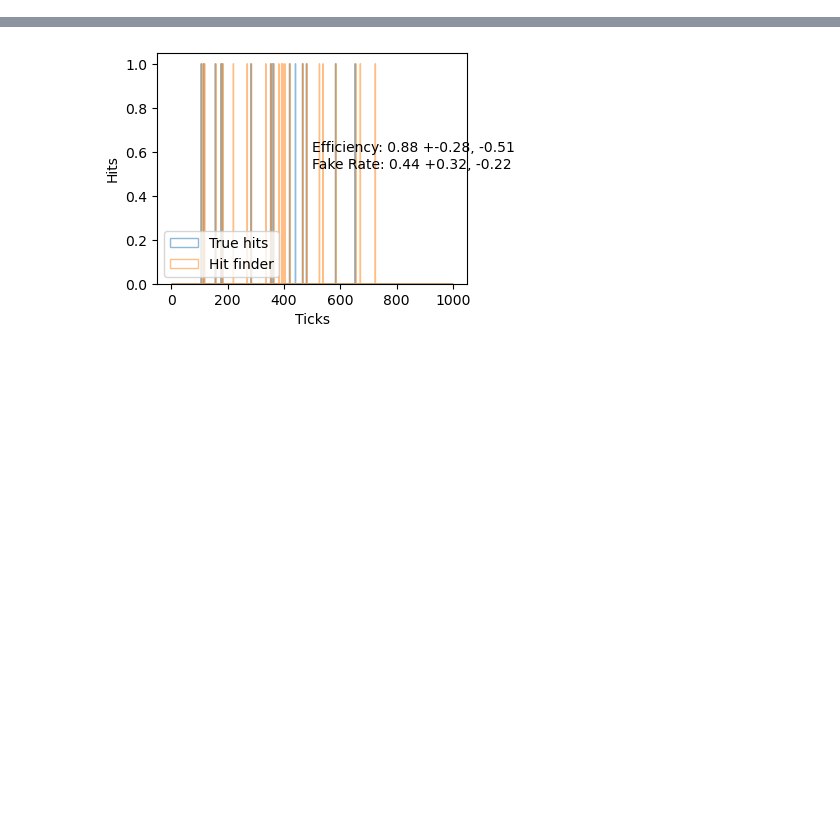
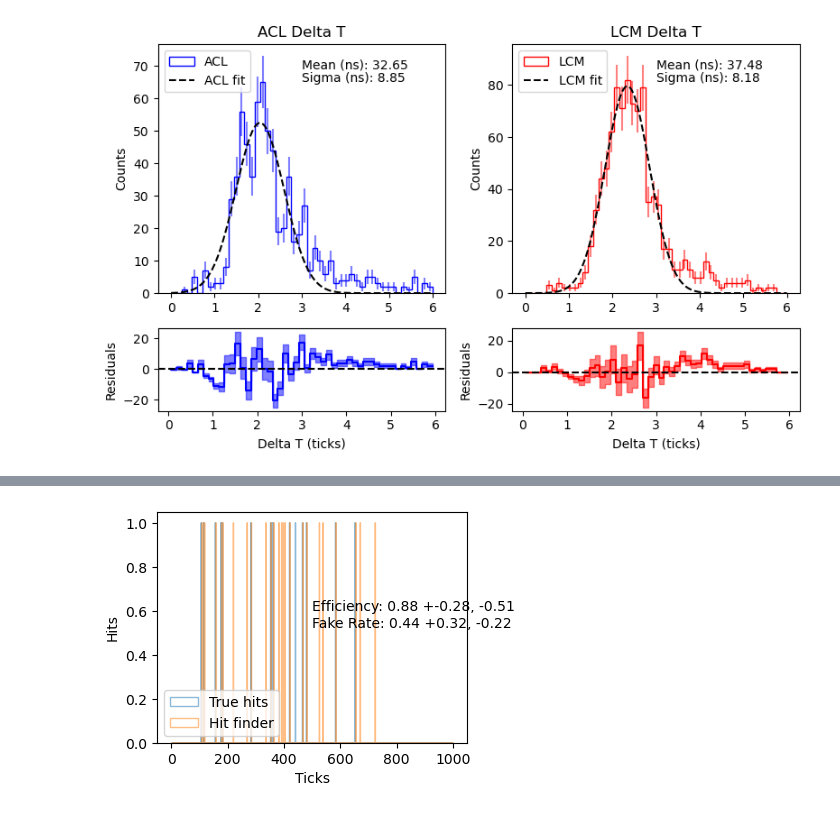
Before and after one commit to jvmead/lrs_sanity_check, a Jupyter notebook: wvfm_plotting_mc.ipynb, the cells around one changed output, grey strips where cells are left out. Saved outputs shown, nothing was run; the diff lists cells and outputs as text; code cells hidden in the pictures; blank space fills up the shorter version.

```diff
--- a/wvfm_plotting_mc.ipynb
+++ b/wvfm_plotting_mc.ipynb
@@ -76,6 +81,19 @@ with open(hits_config_filename) as json_file:
     "n_sqrt_rt_factor": 5.0,
     "pe_weight": 1.0
 }
+# %%
+import scipy.stats
+
+def clopper_pearson_interval(k, n, alpha=0.6827):
+    alpha = 1 - alpha
+    lo = scipy.stats.beta.ppf(alpha / 2, k, n - k + 1) if k > 0 else 0.0
+    hi = scipy.stats.beta.ppf(1 - alpha / 2, k + 1, n - k) if k < n else 1.0
+    return lo, hi
+
+
+# gaussian fit func
+def gaussian(x, A, mu, sig):
+    return A * np.exp(-np.power(x - mu, 2.) / (2 * np.power(sig, 2.)))
 # %%
 # load true hits
 true_hits = pd.read_csv(true_hits_filename)
@@ -106,3 +213,65 @@ def clopper_pearson_interval(k, n, alpha=0.6827):
+# %%
+import numpy as np
+import matplotlib.pyplot as plt
+from scipy.optimize import curve_fit
+
+# Define Gaussian function
+def gaussian(x, A, mu, sig):
+    return A * np.exp(-0.5 * ((x - mu) / sig) ** 2)
+
+# Set up figure with GridSpec
+fig, ax = plt.subplots(2, 2, figsize=(8, 5), gridspec_kw={'height_ratios': [3, 1]})
+nbins = 50
+tolerance = 6
+interp_bin_centres = np.linspace(0, tolerance, 1000)
+
+# Function to fit and plot
+def plot_histogram_and_fit(ax_main, ax_resid, delta_t, color, label):
+    # Histogram
+    ax_main.hist(delta_t, bins=nbins, range=(0, tolerance), histtype='step', color=color, label=label)
+
+    # Bin calculations
+    hist, bin_edges = np.histogram(delta_t, bins=nbins, range=(0, tolerance))
+    bin_centers = (bin_edges[:-1] + bin_edges[1:]) / 2
+    sqrtN = np.sqrt(hist)
+
+    # Error bars
+    ax_main.errorbar(bin_centers, hist, yerr=sqrtN, fmt='none', color=color, alpha=0.5)
+
+    # Fit Gaussian
+    param_bounds = ([0, np.min(bin_centers), 0.01], [np.inf, np.max(bin_centers), np.std(delta_t)])
+    popt, _ = curve_fit(gaussian, bin_centers, hist, p0=[max(hist), np.mean(delta_t), np.std(delta_t)], bounds=param_bounds, maxfev=10000)
+
+    # Plot fit
+    ax_main.plot(interp_bin_centres, gaussian(interp_bin_centres, *popt), color='k', linestyle='--', label=f'{label} fit')
+
+    # Labels
+    #ax_main.set_xlabel('Delta T (ticks)')
+    ax_main.set_ylabel('Counts')
+    ax_main.set_title(f'{label} Delta T')
+    ax_main.text(0.5, 0.9, f'Mean (ns): {popt[1]*16:.2f}', transform=ax_main.transAxes)
+    ax_main.text(0.5, 0.85, f'Sigma (ns): {popt[2]*16:.2f}', transform=ax_main.transAxes)
+    ax_main.legend()
+
+    # Residuals
+    resids = hist - gaussian(bin_centers, *popt)
+    ax_resid.step(bin_centers, resids, color=color)
+    ax_resid.fill_between(bin_centers, resids-sqrtN, resids+sqrtN, color=color, alpha=0.5, step='pre')
+    ax_resid.axhline(0, color='k', linestyle='--')
+    ax_resid.set_xlabel('Delta T (ticks)')
+    ax_resid.set_ylabel('Residuals')
+
+# Plot ACL
+plot_histogram_and_fit(ax[0, 0], ax[1, 0], acl_delta_t, 'b', 'ACL')
+
+# Plot LCM
+plot_histogram_and_fit(ax[0, 1], ax[1, 1], lcm_delta_t, 'r', 'LCM')
+
+# Adjust layout
+plt.tight_layout()
+plt.show()
+# %% [output]
+[figure, added]
 # %%
 def plot_waveform(i_evt_lrs, time_bins, wvfm, hit_where, i_mask, true_hits, logy=False):
 
```
Also changed, not shown: parts of 7 cells of this notebook.
